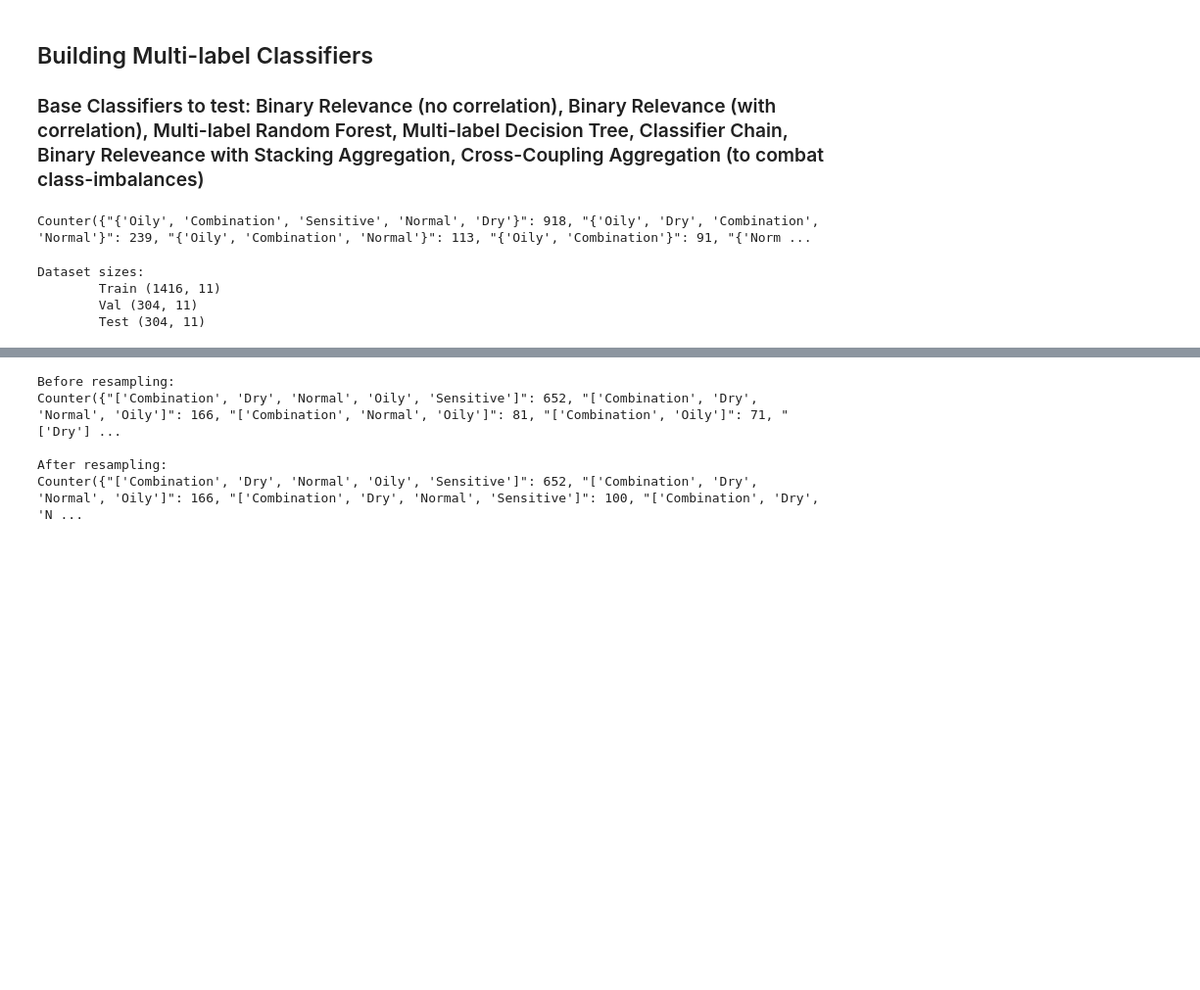
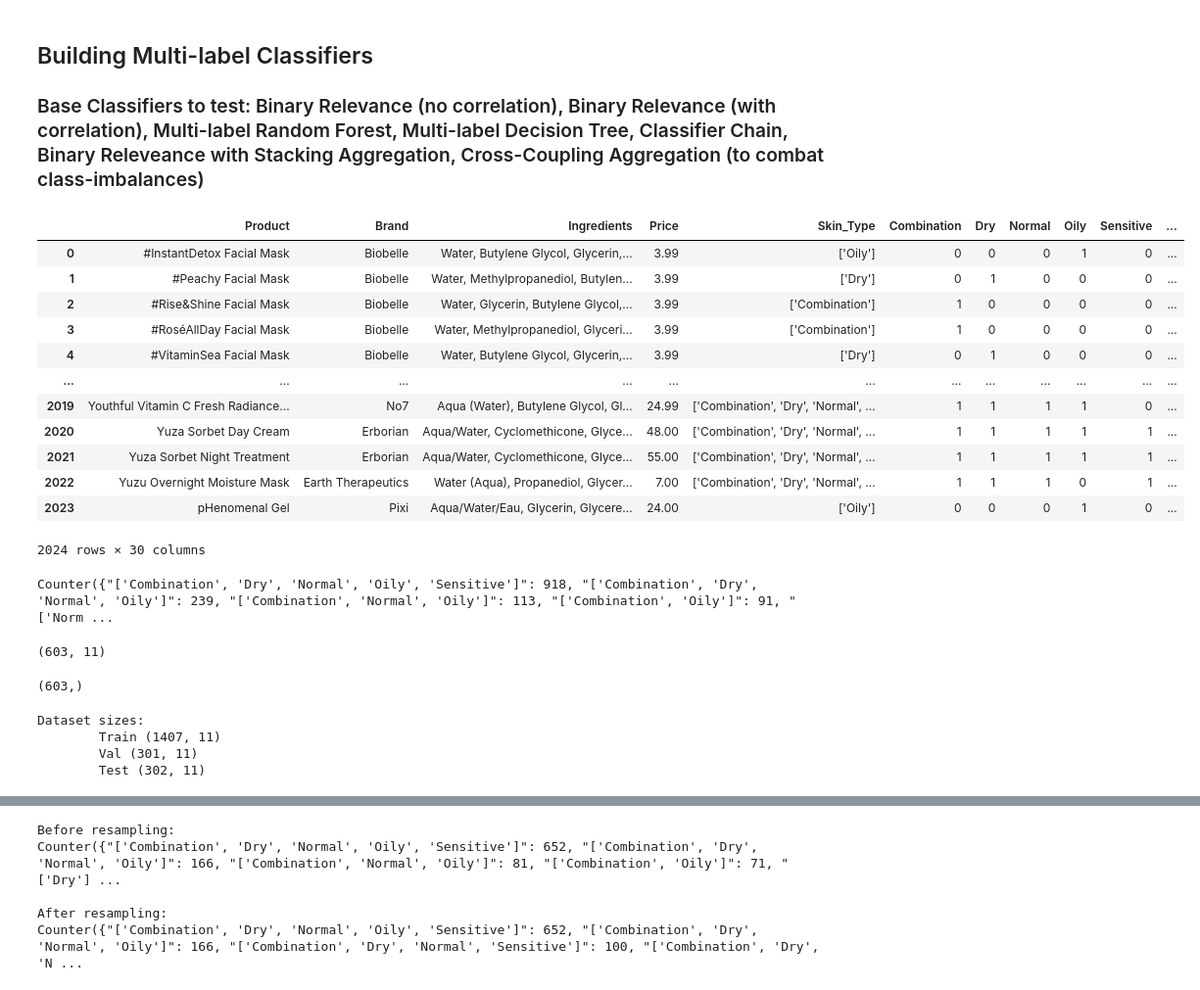
Before and after one commit to ZaneFadul/skincare_classification, a Jupyter notebook: 3.Model_building/random.ipynb, the cells around one changed output, grey strips where cells are left out. Shown at 98% size. Saved outputs shown, nothing was run; the diff lists cells and outputs as text; code cells hidden in the pictures; blank space fills up the shorter version.

```diff
--- a/3.Model_building/random.ipynb
+++ b/3.Model_building/random.ipynb
@@ -18,41 +18,56 @@ from collections import Counter
 ### Base Classifiers to test: Binary Relevance (no correlation), Binary Relevance (with correlation), Multi-label Random Forest, Multi-label Decision Tree, Classifier Chain, Binary Releveance with Stacking Aggregation, Cross-Coupling Aggregation (to combat class-imbalances)
 # %%
 data = pd.read_csv('/Users/susanchen/Documents/GitHub/skincare_classification/Data_sets/Master_cleaned.csv')
+# %%
+data
+# %% [output]
+|  | Product | Brand | Ingredients | Price | Skin_Type | Combination | Dry | Normal | Oily | Sensitive | ... |
+| 0 | #InstantDetox Facial Mask | Biobelle | Water, Butylene Glycol, Glycerin,... | 3.99 | ['Oily'] | 0 | 0 | 0 | 1 | 0 | ... |
+| 1 | #Peachy Facial Mask | Biobelle | Water, Methylpropanediol, Butylen... | 3.99 | ['Dry'] | 0 | 1 | 0 | 0 | 0 | ... |
+| 2 | #Rise&Shine Facial Mask | Biobelle | Water, Glycerin, Butylene Glycol,... | 3.99 | ['Combination'] | 1 | 0 | 0 | 0 | 0 | ... |
+| 3 | #RoséAllDay Facial Mask | Biobelle | Water, Methylpropanediol, Glyceri... | 3.99 | ['Combination'] | 1 | 0 | 0 | 0 | 0 | ... |
+| 4 | #VitaminSea Facial Mask | Biobelle | Water, Butylene Glycol, Glycerin,... | 3.99 | ['Dry'] | 0 | 1 | 0 | 0 | 0 | ... |
+| ... | ... | ... | ... | ... | ... | ... | ... | ... | ... | ... | ... |
+| 2019 | Youthful Vitamin C Fresh Radiance... | No7 | Aqua (Water), Butylene Glycol, Gl... | 24.99 | ['Combination', 'Dry', 'Normal', ... | 1 | 1 | 1 | 1 | 0 | ... |
+| 2020 | Yuza Sorbet Day Cream | Erborian | Aqua/Water, Cyclomethicone, Glyce... | 48.00 | ['Combination', 'Dry', 'Normal', ... | 1 | 1 | 1 | 1 | 1 | ... |
+| 2021 | Yuza Sorbet Night Treatment | Erborian | Aqua/Water, Cyclomethicone, Glyce... | 55.00 | ['Combination', 'Dry', 'Normal', ... | 1 | 1 | 1 | 1 | 1 | ... |
+| 2022 | Yuzu Overnight Moisture Mask | Earth Therapeutics | Water (Aqua), Propanediol, Glycer... | 7.00 | ['Combination', 'Dry', 'Normal', ... | 1 | 1 | 1 | 0 | 1 | ... |
+| 2023 | pHenomenal Gel | Pixi | Aqua/Water/Eau, Glycerin, Glycere... | 24.00 | ['Oily'] | 0 | 0 | 0 | 1 | 0 | ... |
+2024 rows × 30 columns
 # %%
-data = data[data.Skin_Type != "{'Oily', 'Sensitive'}"]
-data = data[data.Skin_Type != "{'Dry', 'Normal', 'Oily'}"]
-data = data[data.Skin_Type != "{'Dry', 'Oily'}"]
-data = data[data.Skin_Type != "{'Dry', 'Normal', 'Oily', 'Sensitive'}"]
-data = data[data.Skin_Type != "{'Combination', 'Dry', 'Oily', 'Sensitive'}"]
-data = data[data.Skin_Type != "{'Normal', 'Oily'}"]
+# remove classes with less than 4 observations
+data = data[data.Skin_Type != "['Oily', 'Sensitive']"]
+data = data[data.Skin_Type != "['Dry', 'Normal', 'Oily']"]
+data = data[data.Skin_Type != "['Dry', 'Oily']"]
+data = data[data.Skin_Type != "['Dry', 'Normal', 'Oily', 'Sensitive']"]
+data = data[data.Skin_Type != "['Combination', 'Dry', 'Oily', 'Sensitive']"]
+data = data[data.Skin_Type != "['Normal', 'Oily']"]
 
-X = data[data.columns[12:23]].values
+X = data[data.columns[17:28]].values
 y = data.Skin_Type
+
+#summarize class distribution
+counter = Counter(y)
+print(counter)
+# %% [output]
+Counter({"['Combination', 'Dry', 'Normal', 'Oily', 'Sensitive']": 918, "['Combination', 'Dry', 'Normal', 'Oily']": 239, "['Combination', 'Normal', 'Oily']": 113, "['Combination', 'Oily']": 91, "['Norm ...
-# %%
-X = data[data.columns[12:23]].values
-y = data.Skin_Type
-#['Oily', 'Sensitive']": 2, "['Dry', 'Normal', 'Oily']": 2, "['Dry', 'Oily']": 1, "['Dry', 'Normal', 'Oily', 'Sensitive']": 1
-#"['Combination', 'Dry', 'Oily', 'Sensitive']": 4, "['Normal', 'Oily']": 4
-#summarize class distribution
-counter = Counter(y)
-print(counter)
-# %% [output]
-Counter({"{'Oily', 'Combination', 'Sensitive', 'Normal', 'Dry'}": 918, "{'Oily', 'Dry', 'Combination', 'Normal'}": 239, "{'Oily', 'Combination', 'Normal'}": 113, "{'Oily', 'Combination'}": 91, "{'Norm ...
+# %%
+X_holdout.shape
+# %% [output]
+(603, 11)
+# %%
+y_holdout.shape
+# %% [output]
+(603,)
 # %%
 from sklearn.model_selection import train_test_split
-from sklearn.preprocessing import MultiLabelBinarizer
 
-X = data[data.columns[12:23]].values
-data["Skin_Type"]= data["SkinType"].astype(str)
-y = data["Skin_Type"].to_numpy()
-
-
-X_train, X_holdout, y_train, y_holdout = train_test_split(X, y, shuffle=True, test_size=0.3, random_state = 1024)
-X_val, X_test, y_val, y_test = train_test_split(X_holdout, y_holdout, shuffle=False, test_size=0.5, random_state = 1024)
+X_train, X_holdout, y_train, y_holdout = train_test_split(X, y, shuffle=True, test_size=0.3, random_state = 1024, stratify=y)
+X_val, X_test, y_val, y_test = train_test_split(X_holdout, y_holdout, test_size=0.5, random_state = 1024)
 
 print("Dataset sizes:\n\tTrain %s\n\tVal %s\n\tTest %s" % (X_train.shape, X_val.shape,X_test.shape))
 # %% [output]
 Dataset sizes:
-        Train (1416, 11)
-        Val (304, 11)
-        Test (304, 11)
+        Train (1407, 11)
+        Val (301, 11)
+        Test (302, 11)
```
Also changed, not shown: parts of 38 cells of this notebook.
